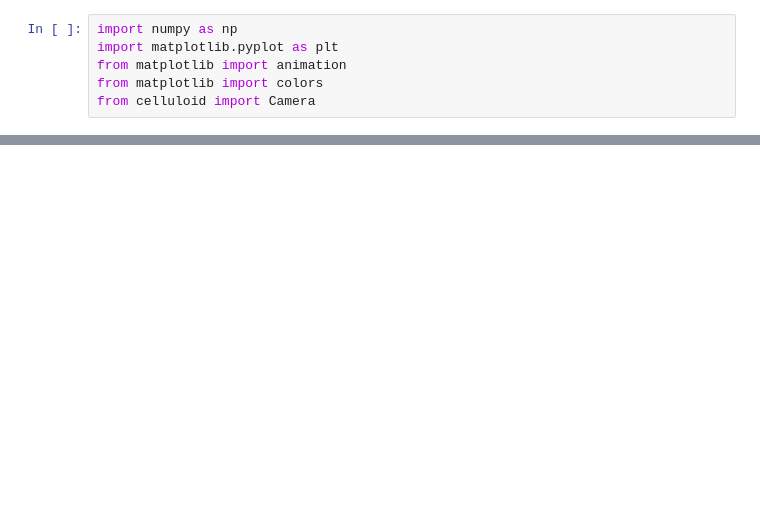
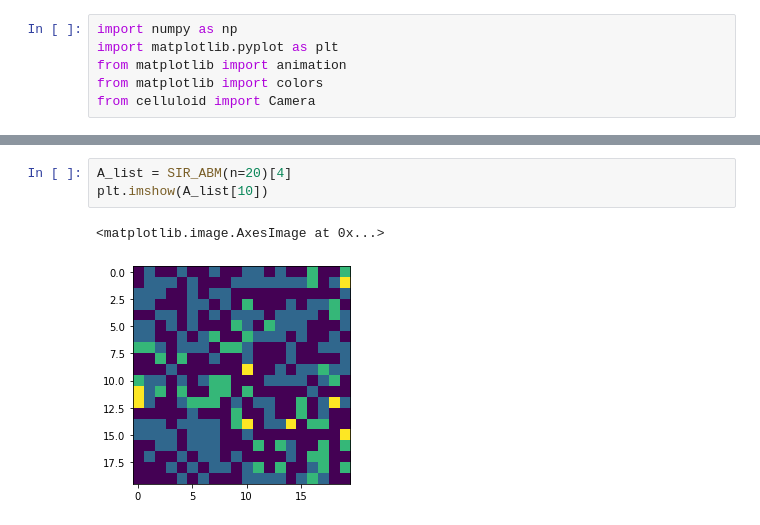
Before and after one commit to danHarold/m2r-project, a Jupyter notebook: m2r_project.ipynb, the cells around one changed output, grey strips where cells are left out. Drawn from its saved outputs; the diff is of its cells as text; blank space fills up the shorter version.

```diff
--- a/m2r_project.ipynb
+++ b/m2r_project.ipynb
@@ -152 +138,7 @@ ax.plot(t_list[::4],R_list[::4], 'green')
+# %%
+A_list = SIR_ABM(n=20)[4]
+plt.imshow(A_list[10])
+# %% [output]
+<matplotlib.image.AxesImage at 0x...>
+[figure, added]
 # %%
```
Also changed, not shown: parts of 9 cells of this notebook.
